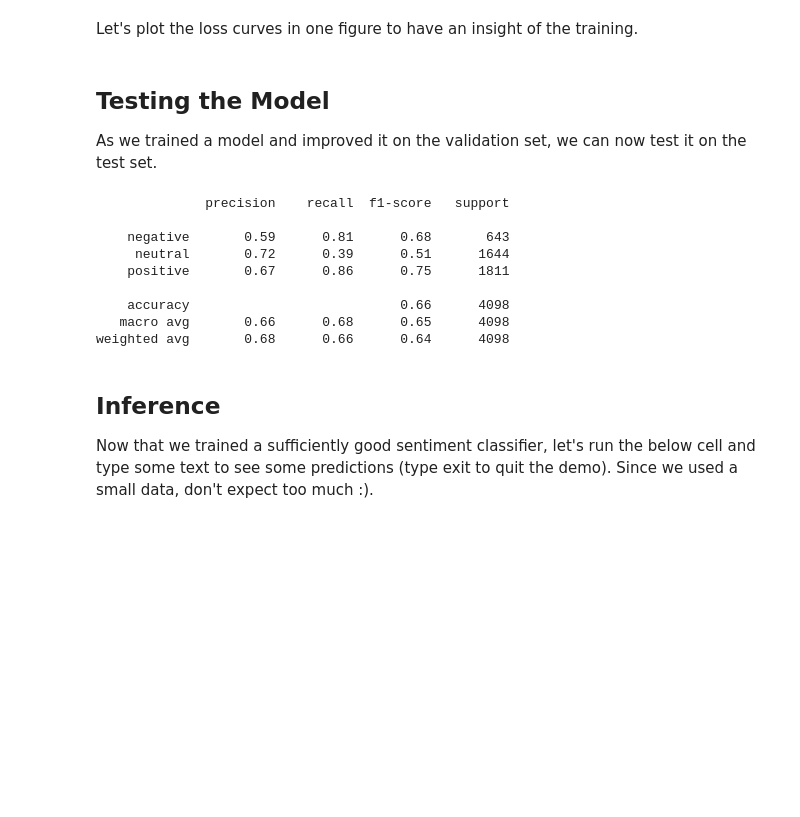
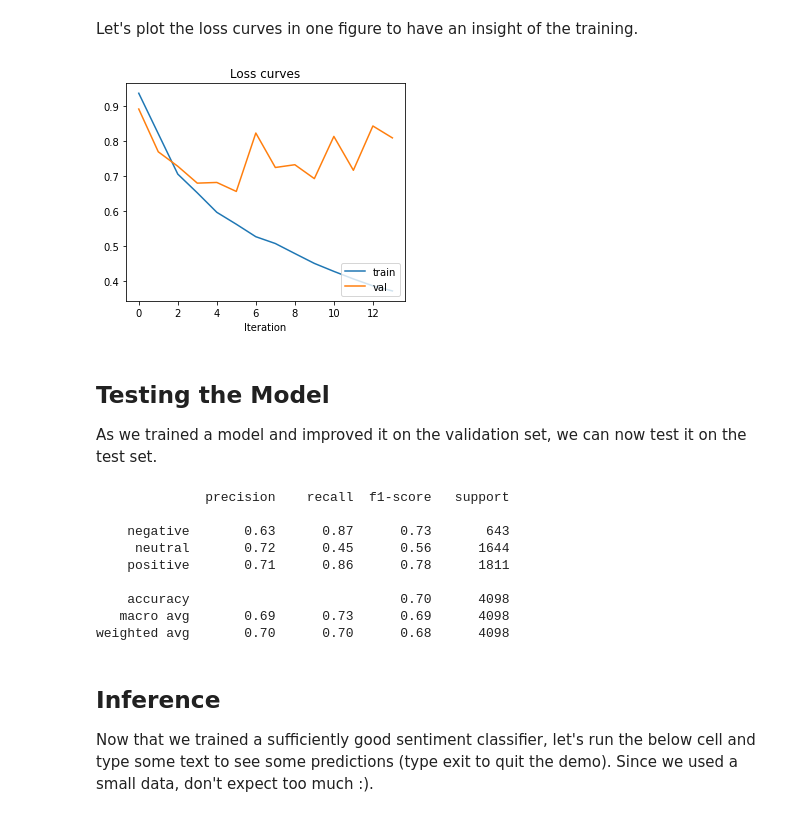
Before and after one commit to Notram1/sentiment-analysis-tripadvisor, a Jupyter notebook: 2_SentimentAnalysis_PyTorch.ipynb, the cells around one changed output. Cells and saved outputs as stored; diff of their text form; code cells hidden in the pictures; blank space fills up the shorter version.

Commit message:
added bidirectional rnn, weight init, weighted loss function, lr scheduler, mean of per class accuracy

```diff
--- a/2_SentimentAnalysis_PyTorch.ipynb
+++ b/2_SentimentAnalysis_PyTorch.ipynb
@@ -143,8 +147,7 @@ print(indexed_data[-1])
 # %% [markdown]
 Dataset class also reverse sorts the sequences with respect to the lengths. Thanks to this sorting, we can reduce the total number of padded elements, which means that we have less computations for padded values.
 # %%
-combined_data = [(raw_text, tokens, indices, label)
-    for (raw_text, label), (tokens, _), (indices, _)
+combined_data = [(raw_text, tokens, indices, label) for (raw_text, label), (tokens, _), (indices, _)
     in zip(list(data[['Review_preprocessed', 'Sentiment_rating']].to_records(index=False)), tokenized_data, indexed_data)]
 # %% [markdown]
 Let's divide the dataset into train, validation and test sets (60%-20%-20%). Stratified folds: each set contains approximately the same percentage of samples of each target class as the complete set.
@@ -242,13 +230,18 @@ Since we need to predict positive, neutral or negative, we use `cross-entropy lo
 
 We usually take *accuracy* as our metric for most classification problems, however, ratings are ordered, *RMSE* (root mean squared error) is a reasonable alternative.
 # %%
-loss_fn = nn.CrossEntropyLoss()
+if params['weighted_loss']:
+    loss_weights = 1/torch.Tensor(list(calc_distr(train_data).values())).cuda()
+else:
+    loss_weights = None
+
+loss_fn = nn.CrossEntropyLoss(weight=loss_weights)
 
 @torch.no_grad()
 def validation_metrics (model, data_loader):
     model.eval()
-    correct = 0
-    total = 0
+    correct = np.array([0]*params['output_size'])
+    total = np.array([0]*params['output_size'])
     sum_loss = 0.0
     sum_rmse = 0.0
     device = next(model.parameters()).device
@@ -264,12 +257,14 @@ def validation_metrics (model, data_loader):
         pred = torch.max(pred, 1)[1]
         preds.extend(pred.cpu().tolist())
 
-        correct += (pred == label).float().sum()
-        total += label.shape[0]
+        for i, y in enumerate(label.int().cpu()):
+            correct[y.item()] += (pred[i].cpu() == y).float()
+            total[y.item()] += 1
         sum_loss += loss.item()*label.shape[0]
         sum_rmse += np.sqrt(mean_squared_error(pred.cpu(), label.unsqueeze(-1).cpu()))*label.shape[0]
 
-    return sum_loss/total, correct/total, sum_rmse/total, preds
+    class_acc = correct / total
+    return sum_loss/total.sum(), np.mean(class_acc), sum_rmse/total.sum(), preds
 # %% [markdown]
 ### Design the model
 
@@ -300,8 +305,8 @@ dir_name += "_bidir" if params["bidirectional"] else ""
 writer = SummaryWriter(f"tensorboard_log/{dir_name}/")
 
 # Dataloaders, note the collate function
-train_loader = DataLoader(train_dataset, batch_size=params['batch_size'], collate_fn=collate, drop_last=True)
-val_loader = DataLoader(val_dataset, batch_size=params['batch_size'], collate_fn=collate, drop_last=False)
+train_loader = DataLoader(train_dataset, batch_size=params['batch_size'], collate_fn=collate, drop_last=True, num_workers=8, shuffle=False)
+val_loader = DataLoader(val_dataset, batch_size=params['batch_size'], collate_fn=collate, drop_last=False, num_workers=8)
 # %% [output]
 Using cuda...
 # %% [markdown]
@@ -317,6 +322,7 @@ Training loop:
 model = model.to(device)
 
 optimizer = torch.optim.Adam(model.parameters(), lr=params['lr'])
+scheduler = torch.optim.lr_scheduler.ExponentialLR(optimizer, gamma=params['lr_decay'])
 
 train_loss_history = []
 val_loss_history = []
@@ -353,6 +359,8 @@ for e in range(params['epochs']):
         # loss stats
         if (params['print_every'] is not None) and (i % params['print_every'] == 0):
             print('Step {} / {}, Loss {}'.format(i, len(train_loader), loss.item()))
+    # Learning rate scheduler
+    scheduler.step()
 
     # Get validation loss
     val_loss, val_acc, val_rmse, _ = validation_metrics(model, val_loader)
@@ -405,37 +419,39 @@ Let's plot the loss curves in one figure to have an insight of the training.
 # %%
 fig = plt.figure()
 plt.title('Loss curves')
 plt.plot(train_loss_history, '-', label='train')
 plt.plot(val_loss_history, '-', label='val')
 plt.legend(loc='lower right')
 plt.xlabel('Iteration')
 writer.add_figure(f"Loss curves", fig)
-plt.show()
+fig
+# %% [output]
+[figure, added]
 # %% [markdown]
 ## Testing the Model
 
 As we trained a model and improved it on the validation set, we can now test it on the test set.
 # %%
 test_loader = DataLoader(test_dataset, batch_size=params['batch_size'], collate_fn=collate, drop_last=False)
+
 _, test_acc, test_rmse, y_pred = validation_metrics(model, test_loader)
-
 y_true = [x['label'].item() for x in test_dataset]
 report = classification_report(y_true, y_pred, target_names=['negative', 'neutral', 'positive'], output_dict=True)
 print(classification_report(y_true, y_pred, target_names=['negative', 'neutral', 'positive']))
 
-writer.add_hparams(params,{"test_acc":test_acc, "test_rmse": test_rmse, "f1-score": report['macro avg']['f1-score'],
+writer.add_hparams(params,{"macro_acc":test_acc, "mse": test_rmse, "f1-score": report['macro avg']['f1-score'],
                          "precision":report['macro avg']['precision'], "recall":report['macro avg']['recall']})
 writer.close()
 # %% [output]
               precision    recall  f1-score   support
 
-    negative       0.59      0.81      0.68       643
-     neutral       0.72      0.39      0.51      1644
-    positive       0.67      0.86      0.75      1811
+    negative       0.63      0.87      0.73       643
+     neutral       0.72      0.45      0.56      1644
+    positive       0.71      0.86      0.78      1811
 
-    accuracy                           0.66      4098
-   macro avg       0.66      0.68      0.65      4098
-weighted avg       0.68      0.66      0.64      4098
+    accuracy                           0.70      4098
+   macro avg       0.69      0.73      0.69      4098
+weighted avg       0.70      0.70      0.68      4098
 # %% [markdown]
 ## Inference
 
```
Also changed, not shown: parts of 8 cells of this notebook, 2 other files.
